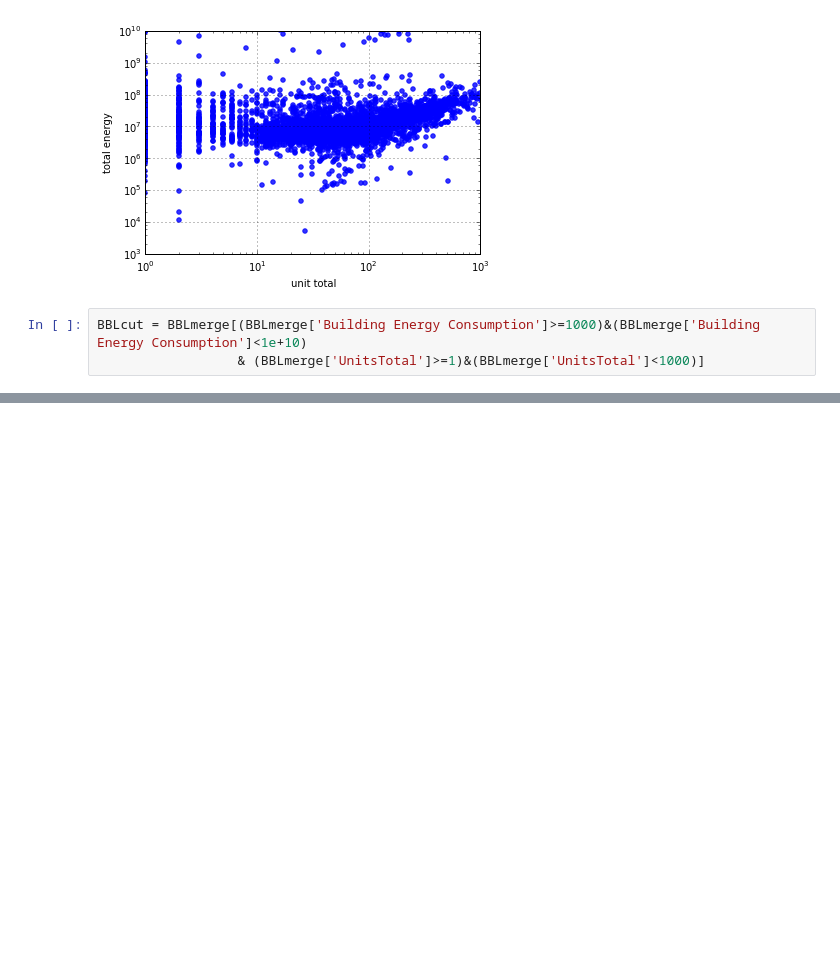
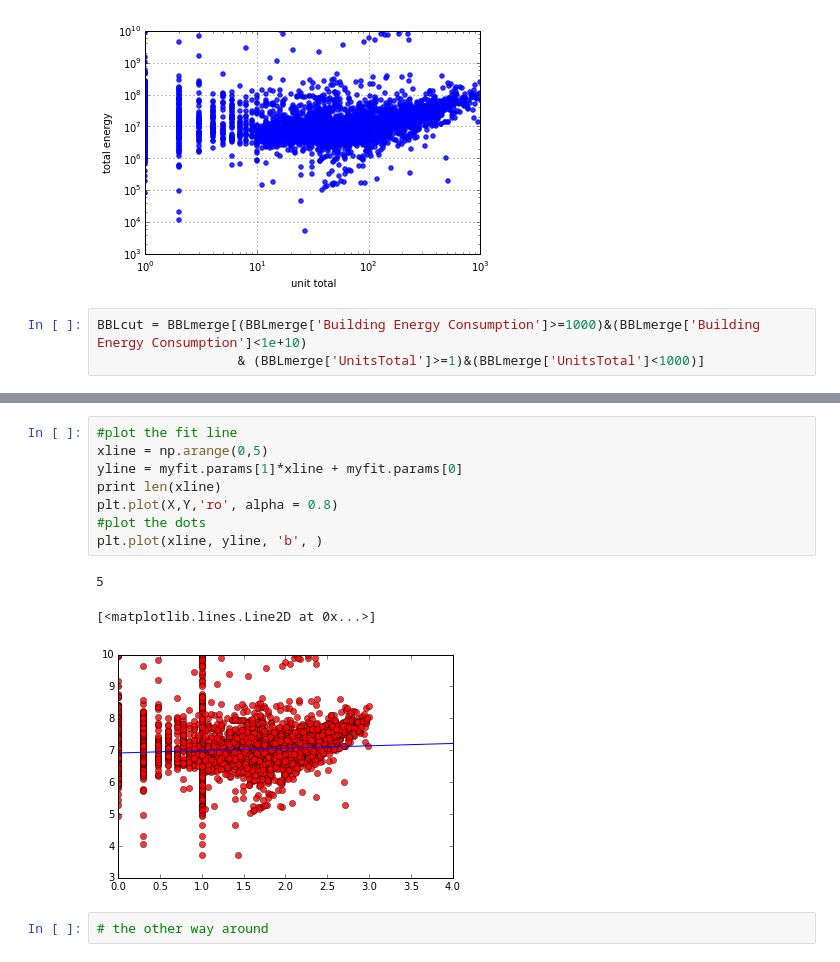
Before and after one commit to Elixeus/PUI2015_xwang, a Jupyter notebook: HW5/assignment5_1XiaWang.ipynb, the cells around one changed output, grey strips where cells are left out. Drawn from its saved outputs; the diff is of its cells as text; blank space fills up the shorter version.

```diff
--- a/HW5/assignment5_1XiaWang.ipynb
+++ b/HW5/assignment5_1XiaWang.ipynb
@@ -180,0 +167,14 @@ OLS Regression Results
+# %%
+#plot the fit line
+xline = np.arange(0,5)
+yline = myfit.params[1]*xline + myfit.params[0]
+print len(xline)
+plt.plot(X,Y,'ro', alpha = 0.8)
+#plot the dots
+plt.plot(xline, yline, 'b', )
+# %% [output]
+5
+[<matplotlib.lines.Line2D at 0x...>]
+[figure, added]
+# %%
+# the other way around
```
Also changed, not shown: parts of 2 cells of this notebook.
